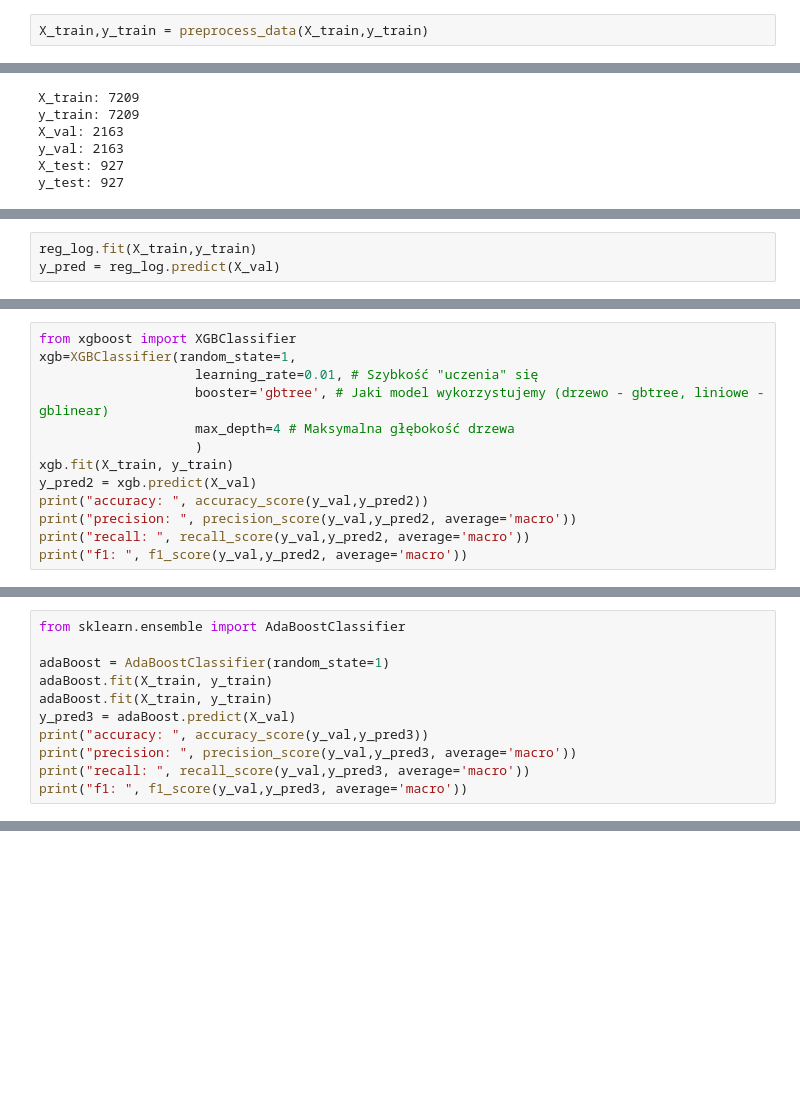
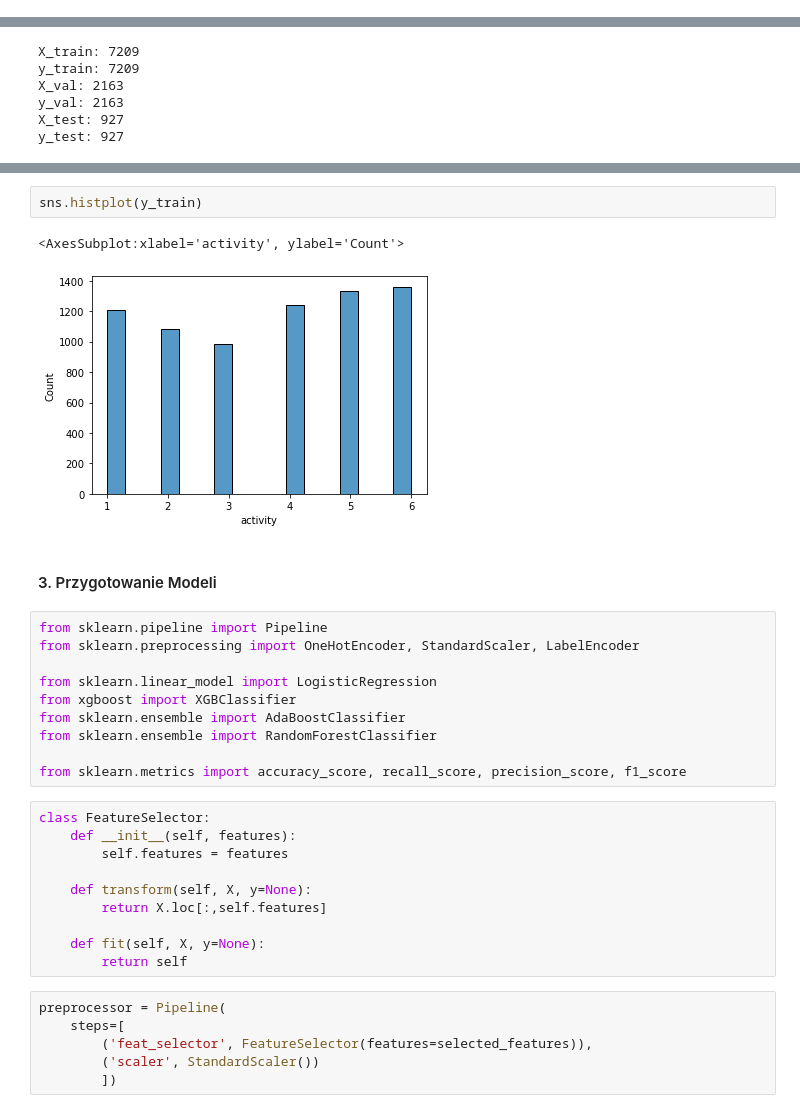
Before and after one commit to Szymon-Gut/Introduction-to-Machine-Learning, a Jupyter notebook: project1/project1.ipynb, the cells around one changed output, grey strips where cells are left out. Saved outputs shown, nothing was run; the diff lists cells and outputs as text; blank space fills up the shorter version.

```diff
--- a/project1/project1.ipynb
+++ b/project1/project1.ipynb
@@ -166,2 +36,0 @@ def preprocess_data_train_val(X_val):
-# %%
-X_train,y_train = preprocess_data(X_train,y_train)
@@ -379,3 +50,0 @@ reg_log = LogisticRegression(multi_class="multinomial", max_iter=5000)
-# %%
-reg_log.fit(X_train,y_train)
-y_pred = reg_log.predict(X_val)
@@ -393,13 +50,0 @@ f1:  0.8098535006090183
-# %%
-from xgboost import XGBClassifier
-xgb=XGBClassifier(random_state=1,
-                    learning_rate=0.01, # Szybkość "uczenia" się
-                    booster='gbtree', # Jaki model wykorzystujemy (drzewo - gbtree, liniowe - gblinear)
-                    max_depth=4 # Maksymalna głębokość drzewa
-                    )
-xgb.fit(X_train, y_train)
-y_pred2 = xgb.predict(X_val)
-print("accuracy: ", accuracy_score(y_val,y_pred2))
-print("precision: ", precision_score(y_val,y_pred2, average='macro'))
-print("recall: ", recall_score(y_val,y_pred2, average='macro'))
-print("f1: ", f1_score(y_val,y_pred2, average='macro'))
@@ -412,11 +50,0 @@ f1:  0.8124549347337355
-# %%
-from sklearn.ensemble import AdaBoostClassifier
-
-adaBoost = AdaBoostClassifier(random_state=1)
-adaBoost.fit(X_train, y_train)
-adaBoost.fit(X_train, y_train)
-y_pred3 = adaBoost.predict(X_val)
-print("accuracy: ", accuracy_score(y_val,y_pred3))
-print("precision: ", precision_score(y_val,y_pred3, average='macro'))
-print("recall: ", recall_score(y_val,y_pred3, average='macro'))
-print("f1: ", f1_score(y_val,y_pred3, average='macro'))
@@ -427,0 +112,33 @@ f1:  0.6606518360454083
+# %%
+sns.histplot(y_train)
+# %% [output]
+<AxesSubplot:xlabel='activity', ylabel='Count'>
+[figure, added]
+# %% [markdown]
+#### 3. Przygotowanie Modeli
+# %%
+from sklearn.pipeline import Pipeline
+from sklearn.preprocessing import OneHotEncoder, StandardScaler, LabelEncoder
+
+from sklearn.linear_model import LogisticRegression
+from xgboost import XGBClassifier
+from sklearn.ensemble import AdaBoostClassifier
+from sklearn.ensemble import RandomForestClassifier
+
+from sklearn.metrics import accuracy_score, recall_score, precision_score, f1_score
+# %%
+class FeatureSelector:
+    def __init__(self, features):
+        self.features = features
+
+    def transform(self, X, y=None):
+        return X.loc[:,self.features]
+
+    def fit(self, X, y=None):
+        return self
+# %%
+preprocessor = Pipeline(
+    steps=[
+        ('feat_selector', FeatureSelector(features=selected_features)),
+        ('scaler', StandardScaler())
+        ])
```
Also changed, not shown: parts of 54 cells of this notebook.
